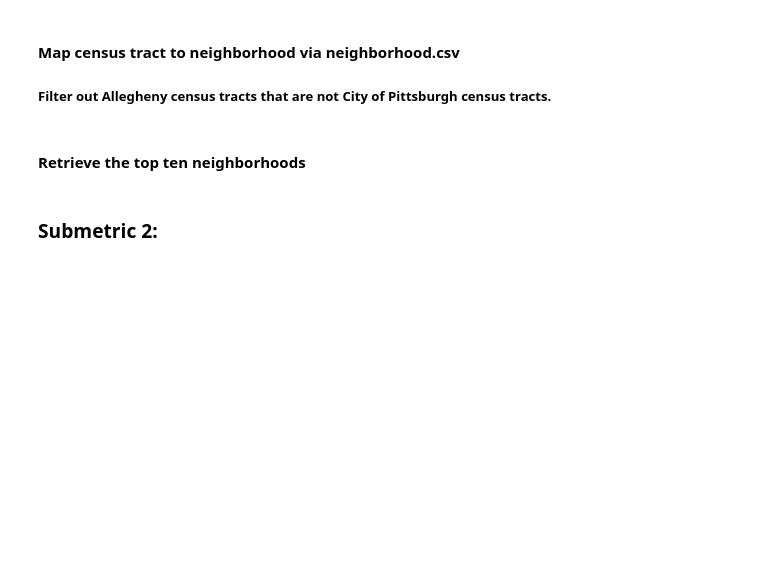
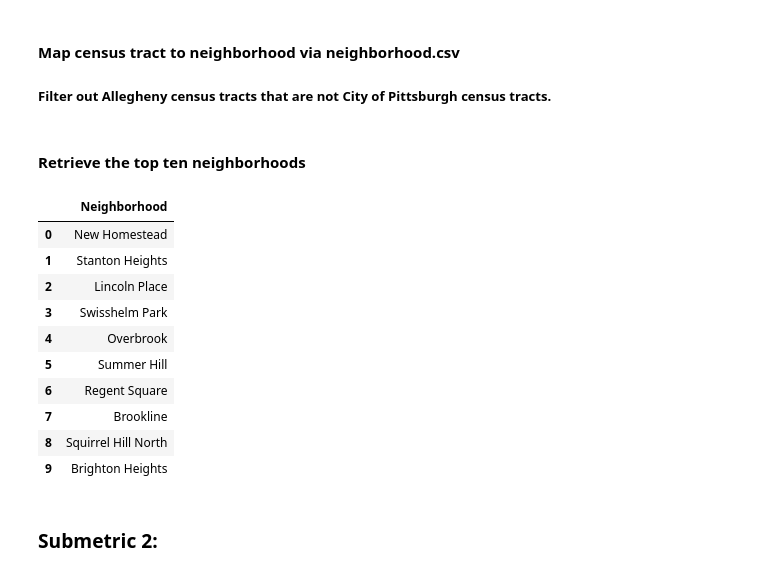
Before and after one commit to Alanswagxpp/BIGIDEA-Final-Project-Group-21-, a Jupyter notebook: Group21.ipynb, the cells around one changed output. Saved outputs shown, nothing was run; the diff lists cells and outputs as text; code cells hidden in the pictures; blank space fills up the shorter version.

```diff
--- a/Group21.ipynb
+++ b/Group21.ipynb
@@ -140,16 +163,28 @@ for i in allegheny_cetracts:
 # %%
 for w in best_tracts_pgh:
     index = 0
     if (w!=0):
         for p in dict['census tract']:
             if (w==p):
                 best_nbhds.append(dict['pgh neighborhood'][index])
                 break
             index = index + 1
 
-best_nbhds_homeownership = pd.DataFrame(best_nbhds[0:10])
+best_nbhds_homeownership = pd.DataFrame(best_nbhds)
 best_nbhds_homeownership.columns = ['Neighborhood']
-best_nbhds_homeownership
+best_nbhds_homeownership.head(10)
+# %% [output]
+|  | Neighborhood |
+| 0 | New Homestead |
+| 1 | Stanton Heights |
+| 2 | Lincoln Place |
+| 3 | Swisshelm Park |
+| 4 | Overbrook |
+| 5 | Summer Hill |
+| 6 | Regent Square |
+| 7 | Brookline |
+| 8 | Squirrel Hill North |
+| 9 | Brighton Heights |
 # %% [markdown]
 ### Submetric 2:
 # %% [markdown]
```
Also changed, not shown: parts of 8 cells of this notebook.
